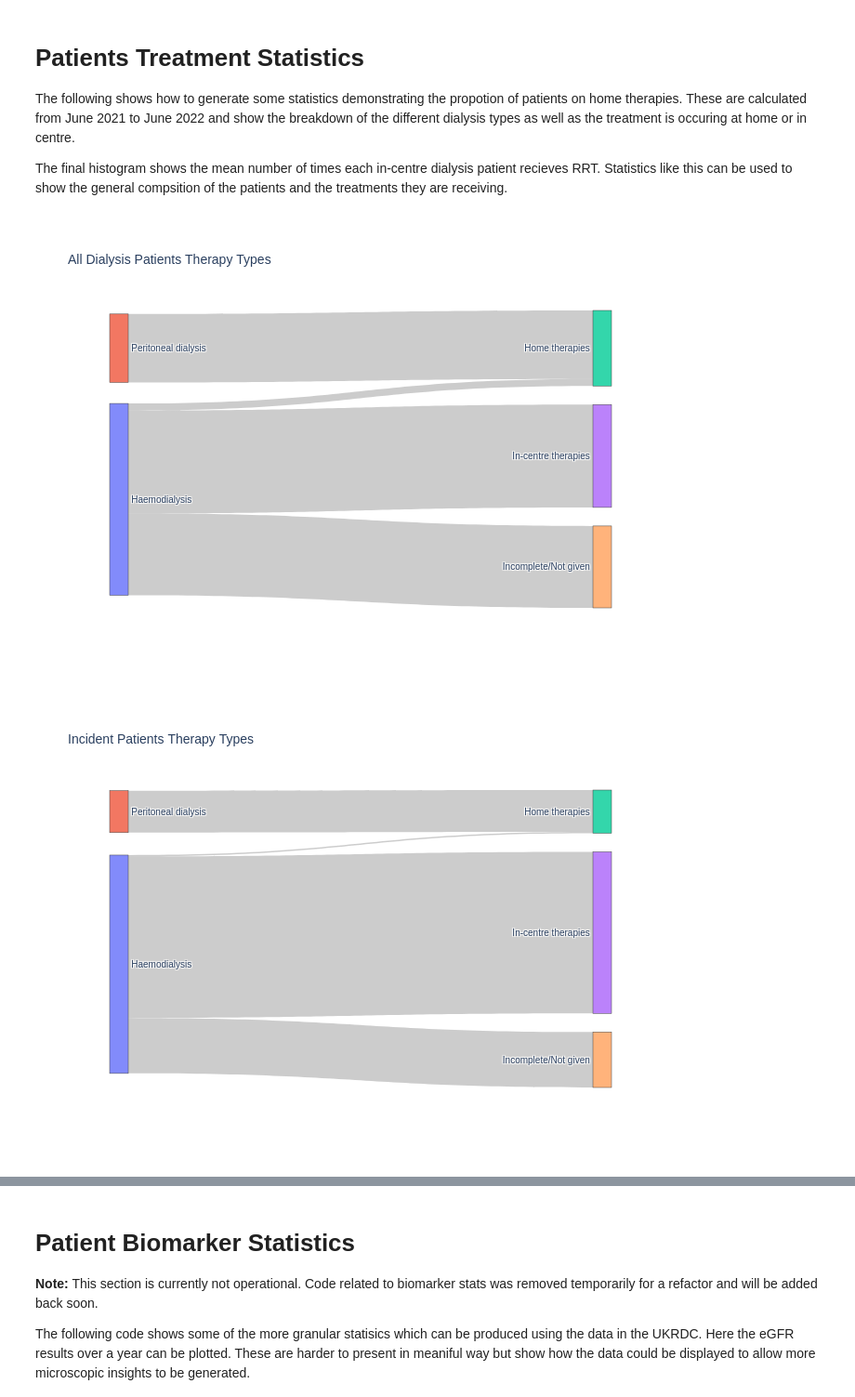
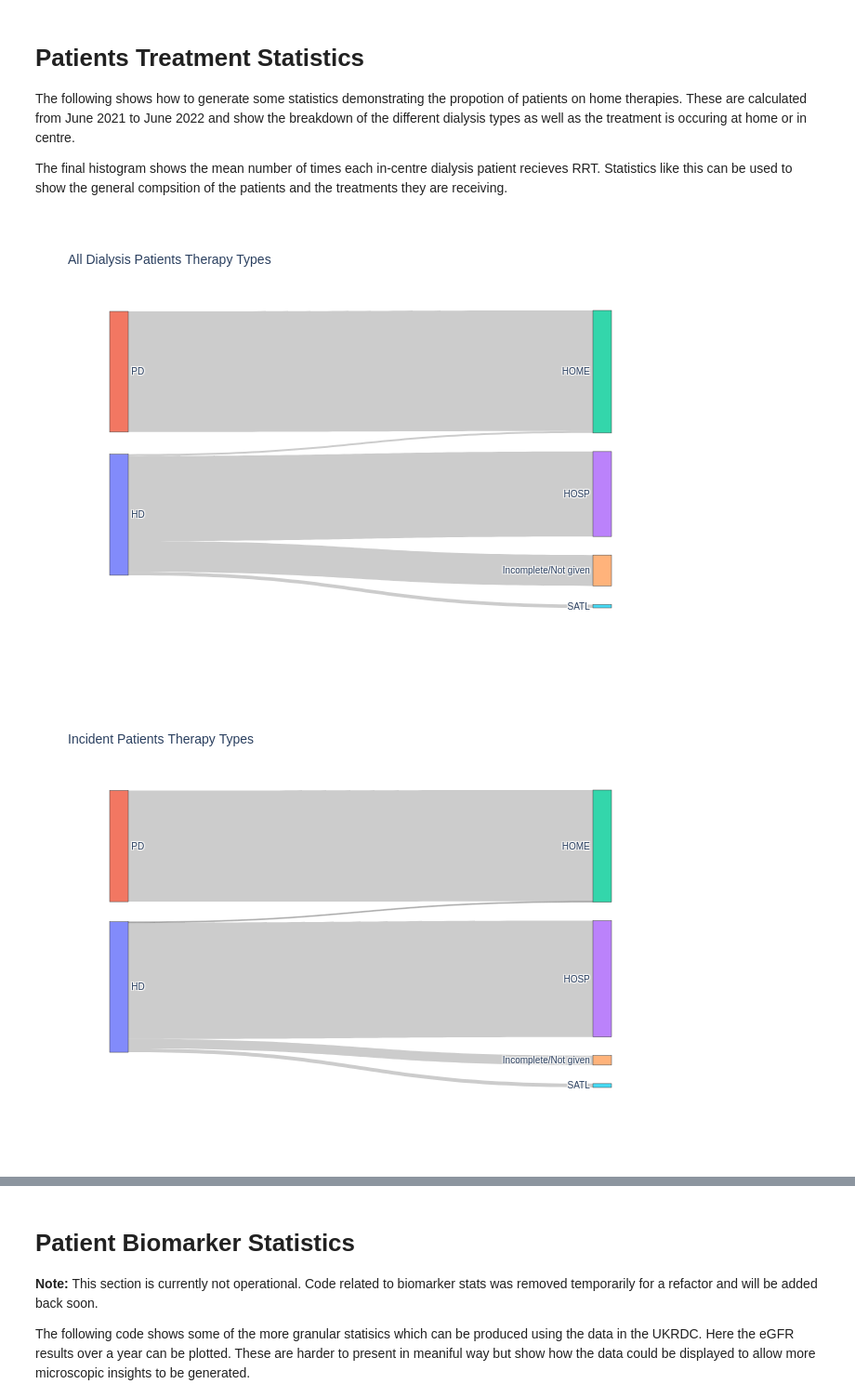
Before and after one commit to renalreg/dashboard-stats, a Jupyter notebook: demo/DialysisDemo.ipynb, the cells around one changed output, grey strips where cells are left out. Shown at 93% size. Cells and saved outputs as stored; diff of their text form; code cells hidden in the pictures.

Commit message:
changed generation of sankey plots to be more dynamic and include SATL

```diff
--- a/demo/DialysisDemo.ipynb
+++ b/demo/DialysisDemo.ipynb
@@ -29,7 +29,7 @@ import datetime as dt
 from IPython.display import display
 
 calculator = DialysisStatsCalculator(
-    ukrdc3, "RJZ", from_time=dt.datetime(2021, 6, 1), to_time=dt.datetime(2022, 6, 1)
+    ukrdc3, "RNJ00", from_time=dt.datetime(2021, 6, 1), to_time=dt.datetime(2022, 6, 1)
 )
 
 dialysis_stats = calculator.extract_stats()
@@ -92,32 +92,32 @@ prevalent_patients_fig.write_image("prevalent_patients_fig.pdf")
 
 freq_fig = px.bar(
     x=dialysis_stats.incentre_dialysis_frequency.data.y,
     y=dialysis_stats.incentre_dialysis_frequency.data.x,
     title=dialysis_stats.incentre_dialysis_frequency.metadata.title,
     labels={
         "x": dialysis_stats.incentre_dialysis_frequency.metadata.axis_titles.y,
         "y": dialysis_stats.incentre_dialysis_frequency.metadata.axis_titles.x,
     },
     orientation="h",
     color_discrete_sequence=["green"],
     text_auto=True,
 )
 
 # set white background
 freq_fig.update_layout({"plot_bgcolor": "rgba(0,0,0,0)"})
 
 freq_fig.show("png")
 freq_fig.write_image("freq_fig.pdf")
 
 
 access_fig = px.pie(
     values=dialysis_stats.incident_initial_access.data.y,
     names=dialysis_stats.incident_initial_access.data.x,
     title=dialysis_stats.incident_initial_access.metadata.title,
     hole=0.3,
 )
 access_fig.show("png")
 access_fig.write_image("access_fig.pdf")
 # %% [output]
-[figure, old version]
+[figure, new version]
-[figure, old version]
+[figure, new version]
```
Also changed, not shown: parts of 3 cells of this notebook, 6 other files.
